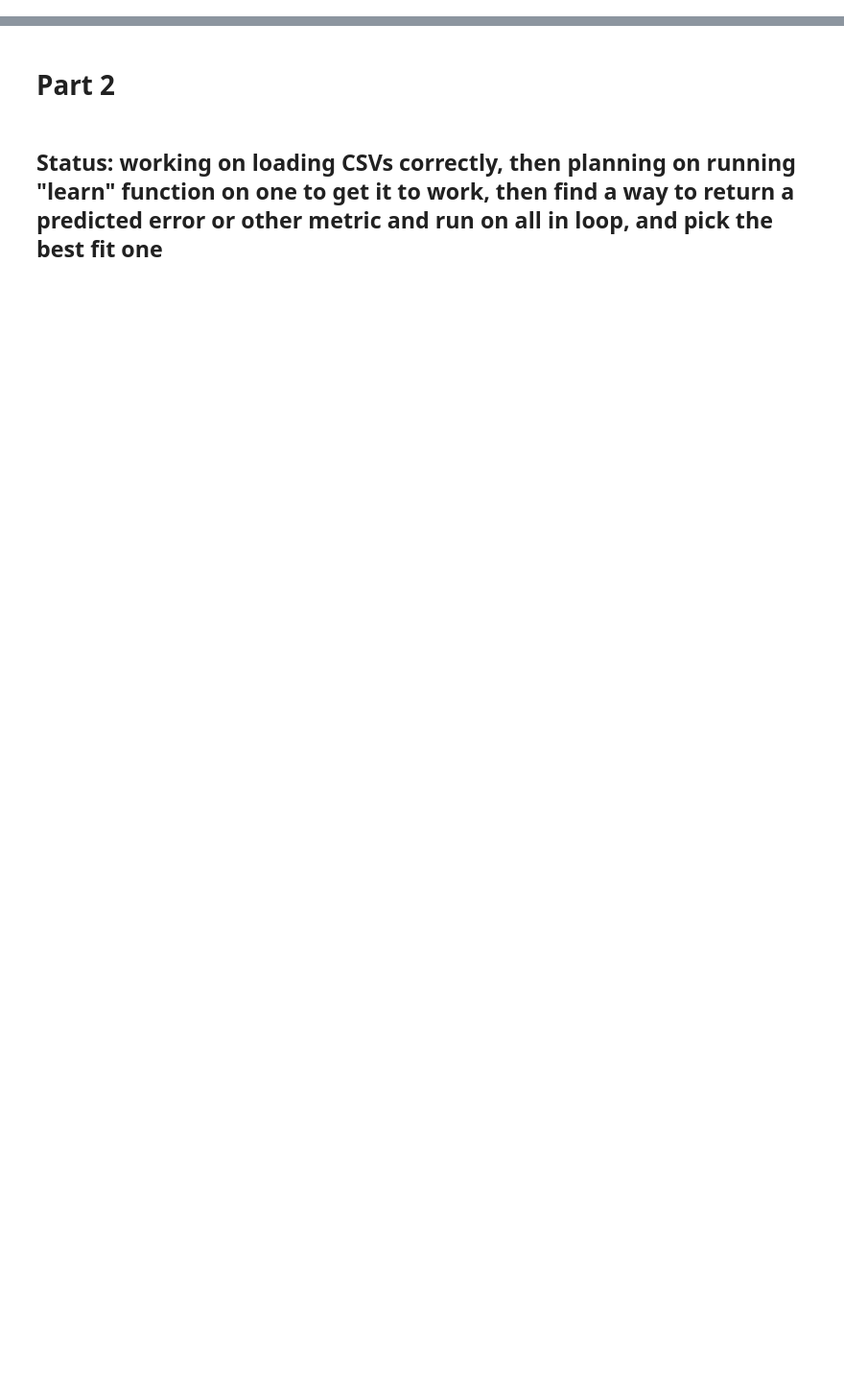
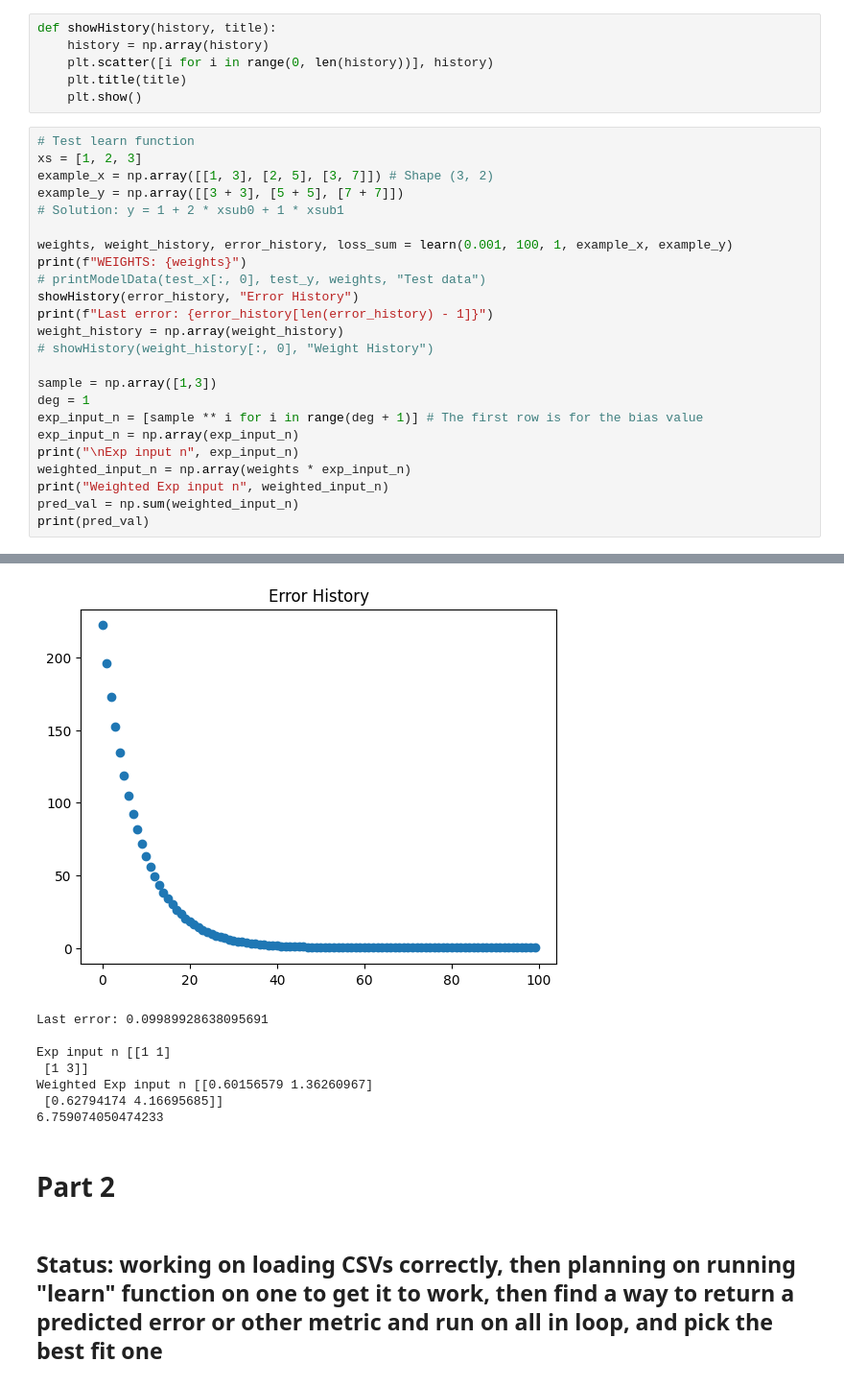
Before and after one commit to ghawkes333/LinearRegression, a Jupyter notebook: question2.ipynb, the cells around one changed output, grey strips where cells are left out. Shown at 96% size. Cells and saved outputs as stored; diff of their text form; blank space fills up the shorter version.

Commit message:
Print linear regression part 2

```diff
--- a/question2.ipynb
+++ b/question2.ipynb
@@ -31,0 +88,31 @@ def learn(alpha, num_epoch, num_params, x_train, y_train):
+# %%
+def showHistory(history, title):
+    history = np.array(history)
+    plt.scatter([i for i in range(0, len(history))], history)
+    plt.title(title)
+    plt.show()
+# %%
+# Test learn function
+xs = [1, 2, 3]
+example_x = np.array([[1, 3], [2, 5], [3, 7]]) # Shape (3, 2)
+example_y = np.array([[3 + 3], [5 + 5], [7 + 7]])
+# Solution: y = 1 + 2 * xsub0 + 1 * xsub1
+
+weights, weight_history, error_history, loss_sum = learn(0.001, 100, 1, example_x, example_y)
+print(f"WEIGHTS: {weights}")
+# printModelData(test_x[:, 0], test_y, weights, "Test data")
+showHistory(error_history, "Error History")
+print(f"Last error: {error_history[len(error_history) - 1]}")
+weight_history = np.array(weight_history)
+# showHistory(weight_history[:, 0], "Weight History")
+
+sample = np.array([1,3])
+deg = 1
+exp_input_n = [sample ** i for i in range(deg + 1)] # The first row is for the bias value
+exp_input_n = np.array(exp_input_n)
+print("\nExp input n", exp_input_n)
+weighted_input_n = np.array(weights * exp_input_n)
+print("Weighted Exp input n", weighted_input_n)
+pred_val = np.sum(weighted_input_n)
+print(pred_val)
+# %% [output]
@@ -32,3 +139,11 @@ def learn(alpha, num_epoch, num_params, x_train, y_train):
+[figure, added]
+Last error: 0.09989928638095691
+
+Exp input n [[1 1]
+ [1 3]]
+Weighted Exp input n [[0.60156579 1.36260967]
+ [0.62794174 4.16695685]]
+6.759074050474233
 # %% [markdown]
 # Part 2
 # %% [markdown]
```
Also changed, not shown: parts of 9 cells of this notebook.
